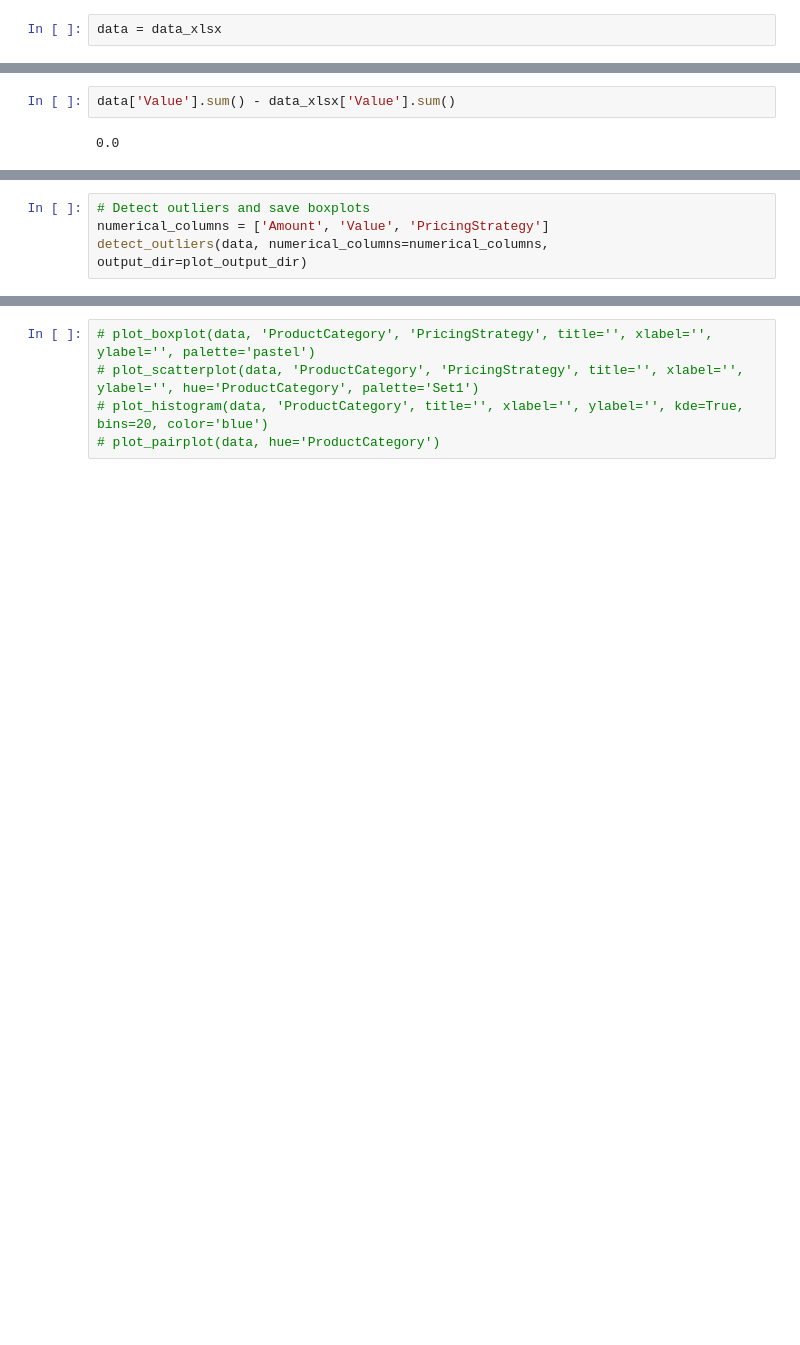
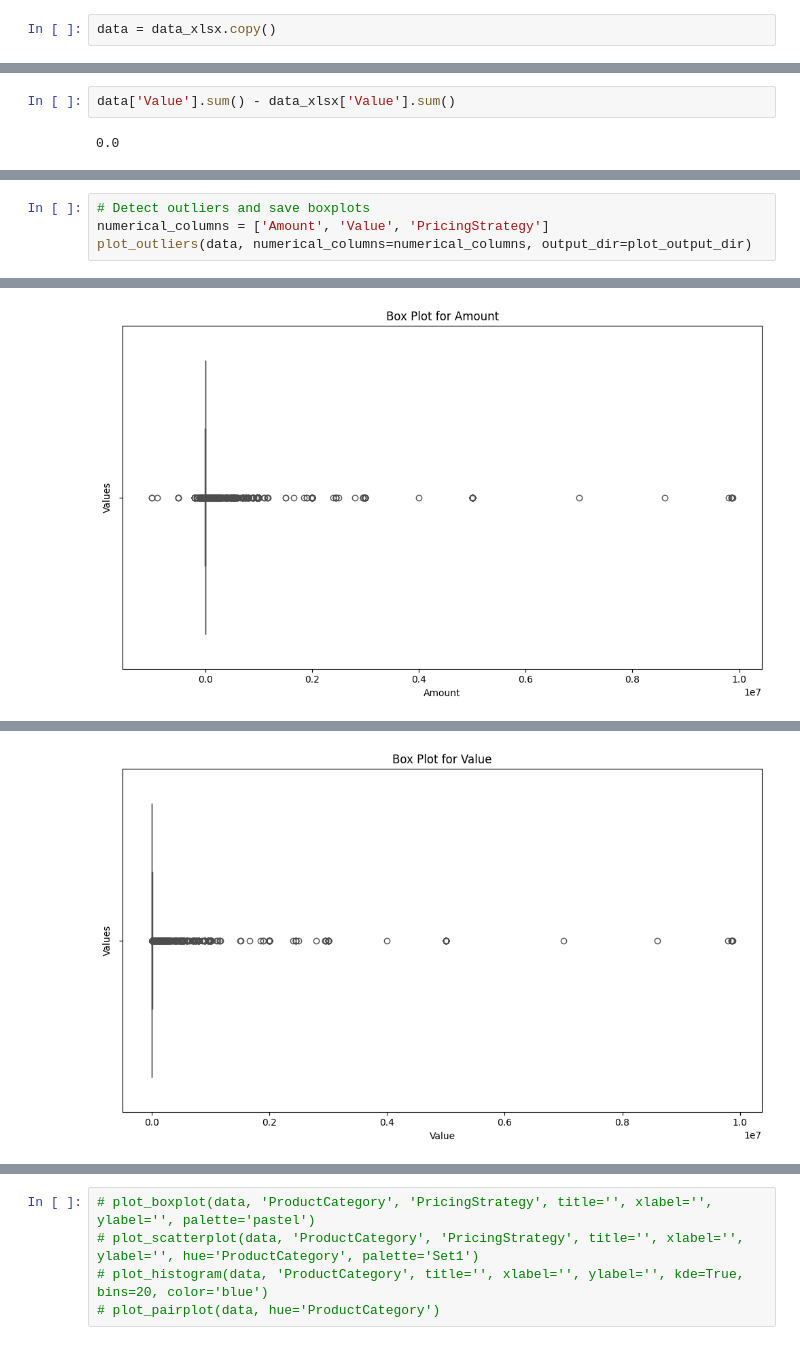
Before and after one commit to Khayo-7/10Academy-Kifiya-Week-6, a Jupyter notebook: notebooks/initial_EDA.ipynb, the cells around one changed output, grey strips where cells are left out. Drawn from its saved outputs; the diff is of its cells as text; blank space fills up the shorter version.

```diff
--- a/notebooks/initial_EDA.ipynb
+++ b/notebooks/initial_EDA.ipynb
@@ -55,6 +53,6 @@ data_xlsx.shape
 (95662, 18)
 # %%
-data = data_xlsx
+data = data_xlsx.copy()
 # %%
 summarize_data(data)
 # %% [output]
@@ -254,5 +276,5 @@ missing_summary_enhanced
 # %%
 # Detect outliers and save boxplots
 numerical_columns = ['Amount', 'Value', 'PricingStrategy']
-detect_outliers(data, numerical_columns=numerical_columns, output_dir=plot_output_dir)
+plot_outliers(data, numerical_columns=numerical_columns, output_dir=plot_output_dir)
 # %% [output]
@@ -273,0 +286 @@ detect_outliers(data, numerical_columns=numerical_columns, output_dir=plot_outpu
+[figure, added]
@@ -273,0 +292 @@ detect_outliers(data, numerical_columns=numerical_columns, output_dir=plot_outpu
+[figure, added]
```
Also changed, not shown: parts of 28 cells of this notebook, 6 other files.
